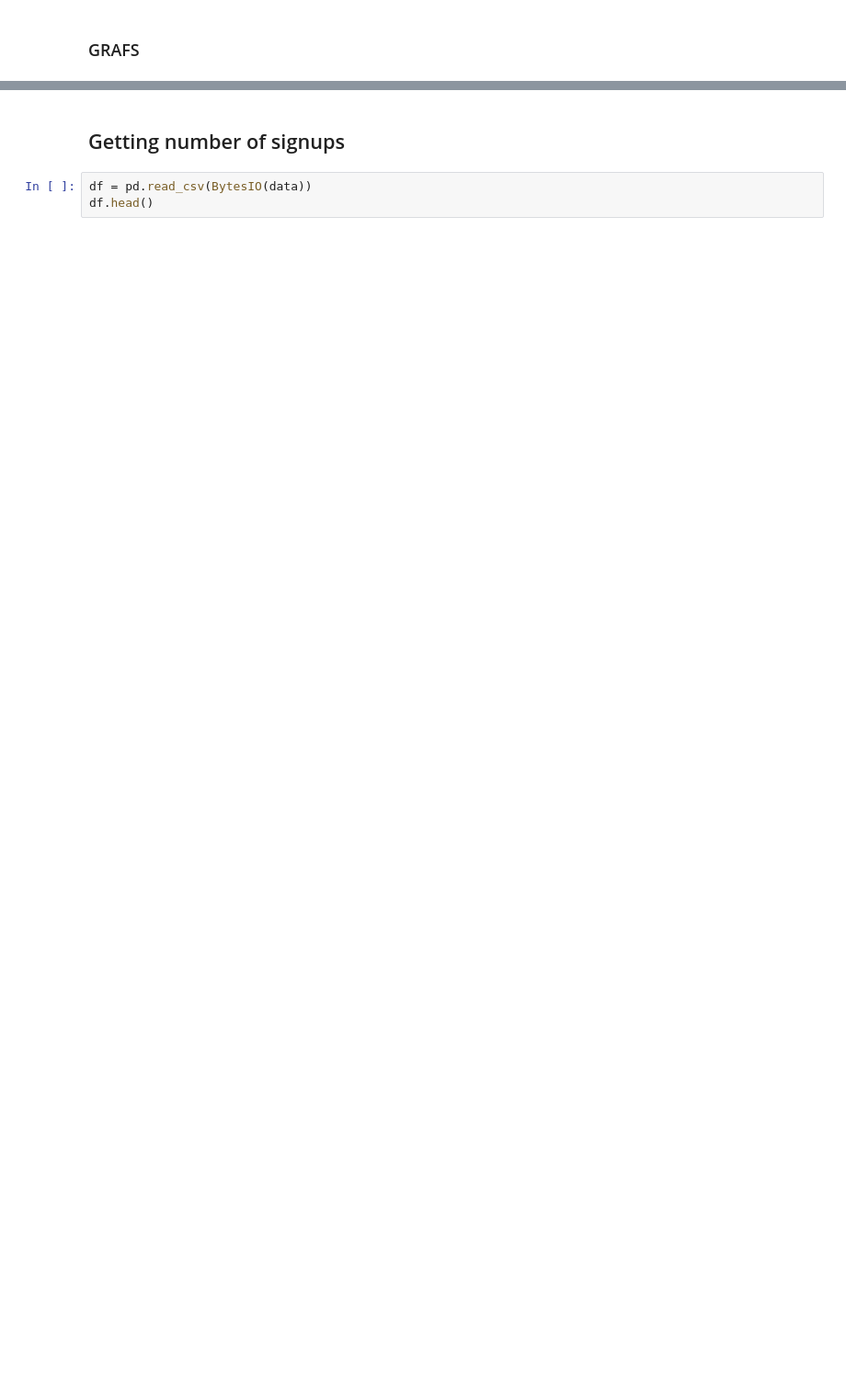
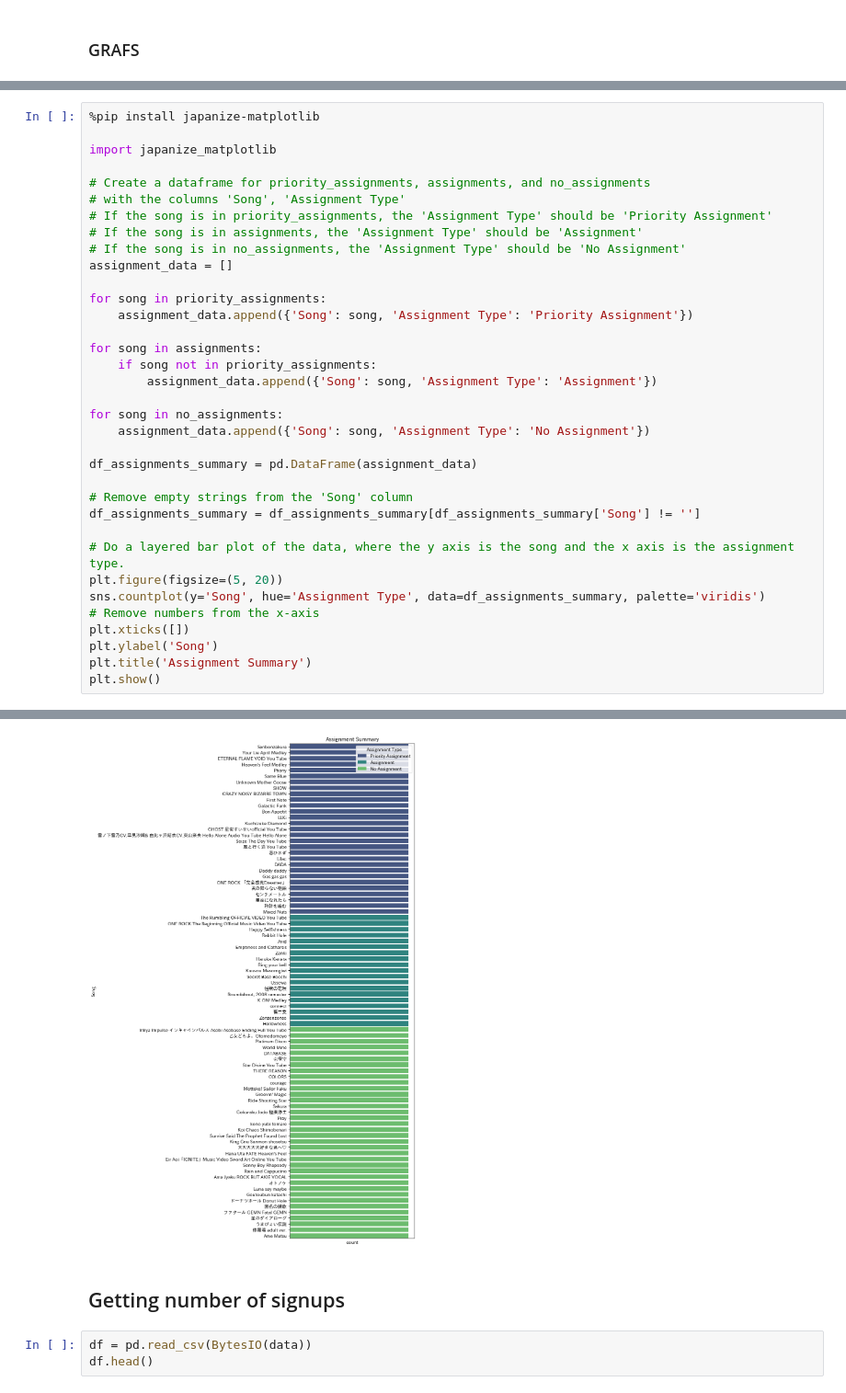
Before and after one commit to thisglassisempty/Band-Analysis, a Jupyter notebook: analysis.ipynb, the cells around one changed output, grey strips where cells are left out. Shown: that part at 92% size. Saved outputs shown, nothing was run; the diff lists cells and outputs as text; blank space fills up the shorter version.

```diff
--- a/analysis.ipynb
+++ b/analysis.ipynb
@@ -409,0 +605,36 @@ WIP
+# %%
+%pip install japanize-matplotlib
+
+import japanize_matplotlib
+
+# Create a dataframe for priority_assignments, assignments, and no_assignments
+# with the columns 'Song', 'Assignment Type'
+# If the song is in priority_assignments, the 'Assignment Type' should be 'Priority Assignment'
+# If the song is in assignments, the 'Assignment Type' should be 'Assignment'
+# If the song is in no_assignments, the 'Assignment Type' should be 'No Assignment'
+assignment_data = []
+
+for song in priority_assignments:
+    assignment_data.append({'Song': song, 'Assignment Type': 'Priority Assignment'})
+
+for song in assignments:
+    if song not in priority_assignments:
+        assignment_data.append({'Song': song, 'Assignment Type': 'Assignment'})
+
+for song in no_assignments:
+    assignment_data.append({'Song': song, 'Assignment Type': 'No Assignment'})
+
+df_assignments_summary = pd.DataFrame(assignment_data)
+
+# Remove empty strings from the 'Song' column
+df_assignments_summary = df_assignments_summary[df_assignments_summary['Song'] != '']
+
+# Do a layered bar plot of the data, where the y axis is the song and the x axis is the assignment type.
+plt.figure(figsize=(5, 20))
+sns.countplot(y='Song', hue='Assignment Type', data=df_assignments_summary, palette='viridis')
+# Remove numbers from the x-axis
+plt.xticks([])
+plt.ylabel('Song')
+plt.title('Assignment Summary')
+plt.show()
+# %% [output]
@@ -410,3 +654,4 @@ WIP
+[figure, added]
 # %% [markdown]
 ## Getting number of signups
 # %%
```
Also changed, not shown: parts of 27 cells of this notebook.
